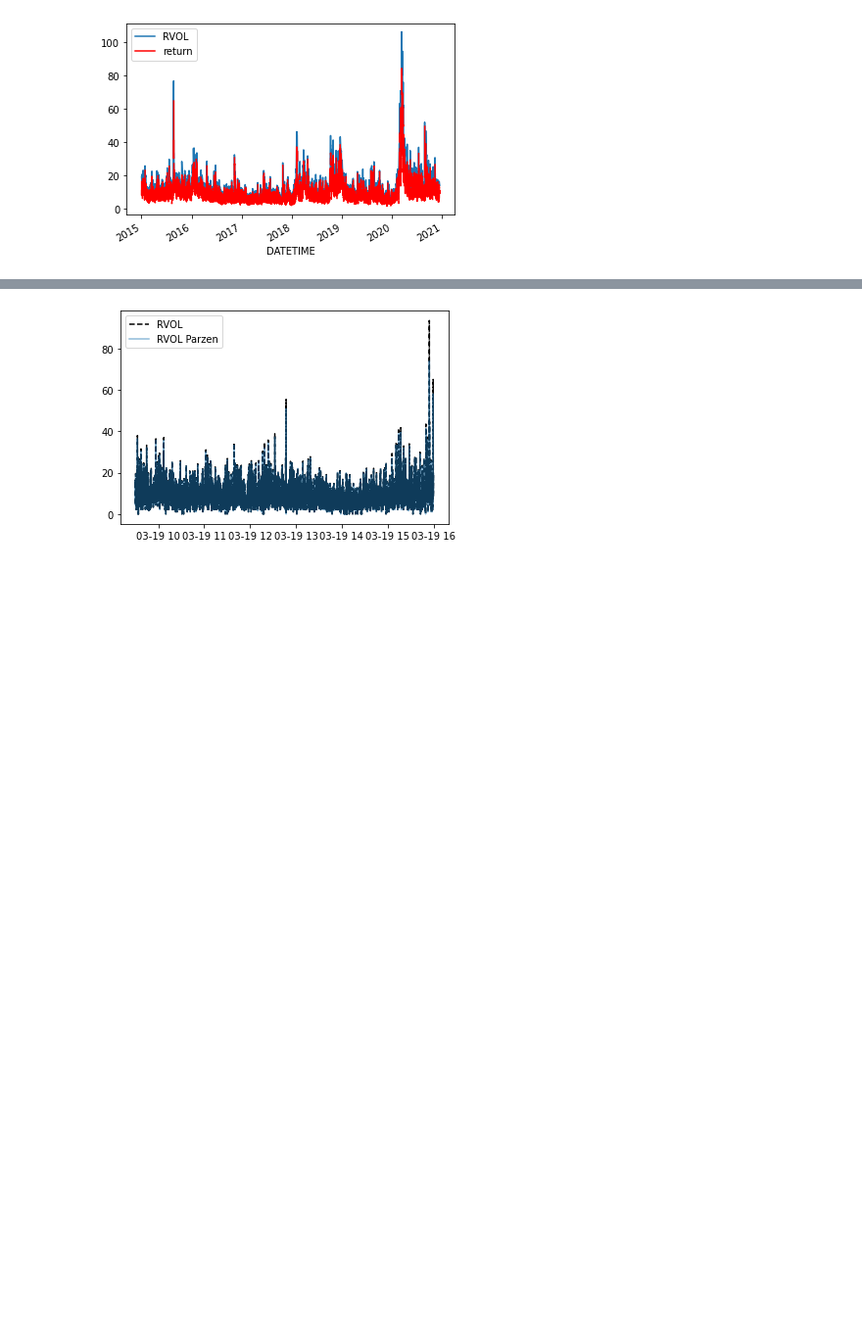
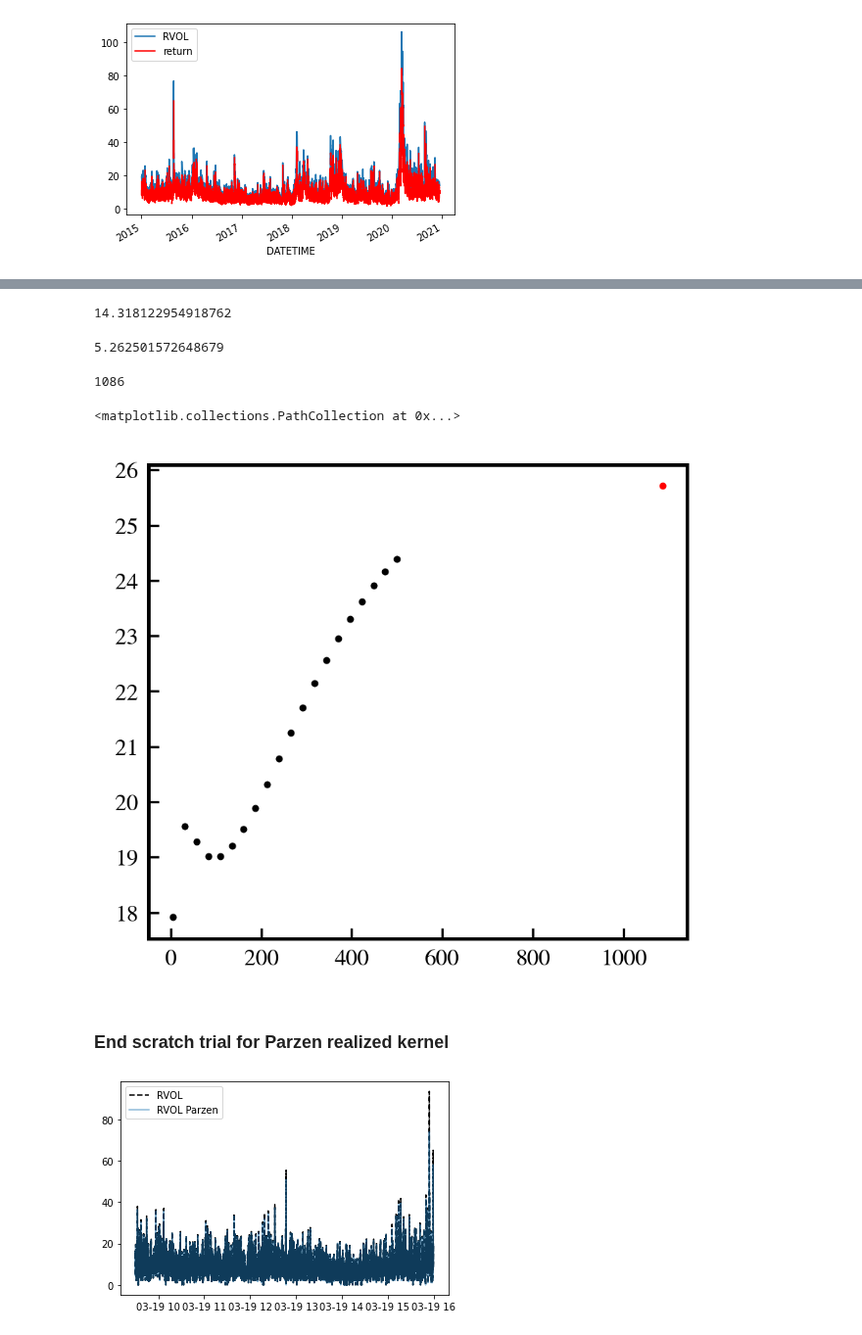
Before and after one commit to LuukOudshoorn25/HighFrequencyTrading, a Jupyter notebook: Code.ipynb, the cells around one changed output, grey strips where cells are left out. Shown at 98% size. Cells and saved outputs as stored; diff of their text form; code cells hidden in the pictures; blank space fills up the shorter version.

Commit message:
Almost done with Parzen kernel, some bugs still

```diff
--- a/Code.ipynb
+++ b/Code.ipynb
@@ -218,3 +224,78 @@ RVOL = relvar.RVOL
+# %%
+df['logprice'] = np.log(df.PRICE)
+df['deltalog'] = df.logprice.diff()*100
+df['deltalog2'] = (df.logprice.diff()*100)**2
+oneday_log2returns = df.iloc[:10000].loc['2015-01-02'].deltalog2
+oneday_logreturns  = df.iloc[:10000].loc['2015-01-02'].deltalog
+# %%
+def get_omega():
+    # estimate omega
+    q = 50 # because we have highly liquid stock
+    RV_dense = []
+    # Get q estimates for RV_dense
+    for i,offset in enumerate(np.arange(0,q)):
+        # select each 50th return
+        q_selection = np.arange(0+offset,len(oneday_log2returns),q)
+        RV_q = oneday_log2returns.iloc[q_selection].sum() * (6.5*3600)
+        # get number of nonzero returns in this q-selection
+        n = (oneday_log2returns.iloc[q_selection]>0).sum()
+        RV_dense.append((RV_q,n))
+    # omega2_i is given by dividing dense RV estimate over 2*n
+    print(np.mean(np.sqrt(252*RV_dense)))
+    omega2_hat_i = np.array([w[0]/(2*w[1]) for w in RV_dense])
+    # now we take the mean
+    omega2_hat = np.mean(omega2_hat_i)
+    return omega2_hat
+omega2_hat = get_omega()
+omega2_hat
+# %% [output]
+14.318122954918762
+5.262501572648679
+# %%
+def get_H():
+    RV_sparse = oneday_log2returns.resample('5T').sum()
+    RV_sparse = RV_sparse[RV_sparse>0].mean() * (6.5*12)
+    xi2 = omega2_hat / RV_sparse
+    xi = np.sqrt(xi2)
+    H =  int(3.5134*len(oneday_logreturns)**(3/5)*xi**(4/5))
+    return H
+H_opt = get_H()
+H_opt
+# %% [output]
+1086
+# %%
+def Parzen(x):
+    if 0<=np.abs(x)<=1/2:
+        return 1-6*np.abs(x)**2+6*np.abs(x)**3
+    elif 1/2<=np.abs(x)<=1:
+        return 2*(1-np.abs(x))**3
+    elif x>1:
+        return 0
+# %%
+def obtain_K(H):
+    h_arr = np.arange(-H,H,1,dtype=int)
+    x = oneday_logreturns.dropna().values
+    K_X = 0
+    parzen_values=[]
+    for h in h_arr:
+        j_arr = np.arange(np.abs(h)+1,len(x)-1,dtype=int)
+        gamma_h = 0
+        for j in j_arr:
+            gamma_h += x[j]*x[j-np.abs(h)]
+        K_X += Parzen(h/(H+1))*gamma_h
+        parzen_values.append(Parzen(h/(H+1)))
+    return K_X
+# %%
+for H in np.linspace(5,500,20):
+    x,y = H,obtain_K(H)
+    y = np.sqrt(y*252)
+    plt.scatter(x,y,color='black',s=2)
+plt.scatter(H_opt,np.sqrt(252*obtain_K(H_opt)),color='red',s=2)
+# %% [output]
+<matplotlib.collections.PathCollection at 0x...>
+[figure, added]
+# %% [markdown]
+<h3>End scratch trial for Parzen realized kernel</h3>
 # %%
 from scipy.stats import norm
 class RV_highfrequency():
```
Also changed, not shown: parts of 3 cells of this notebook.
